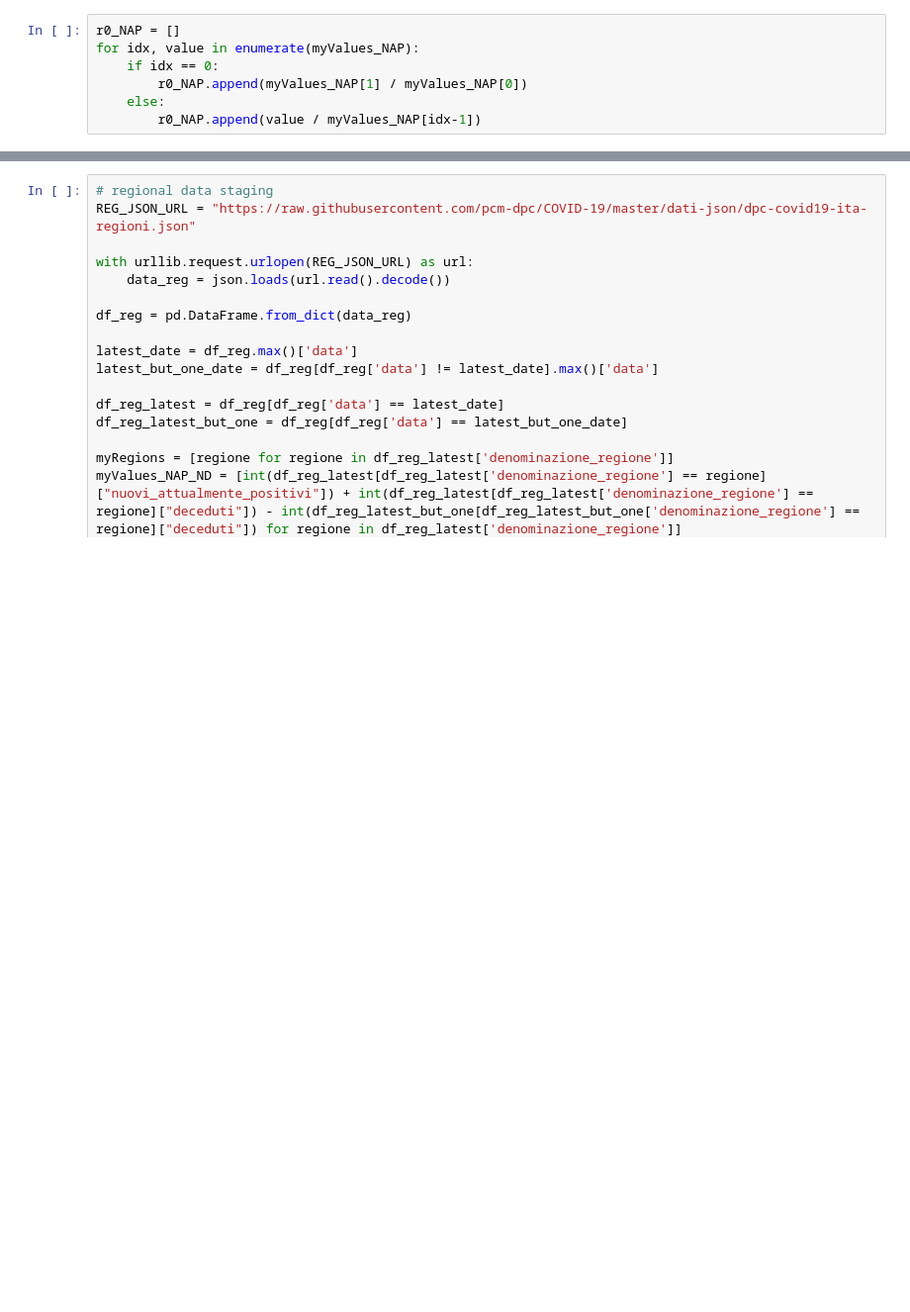
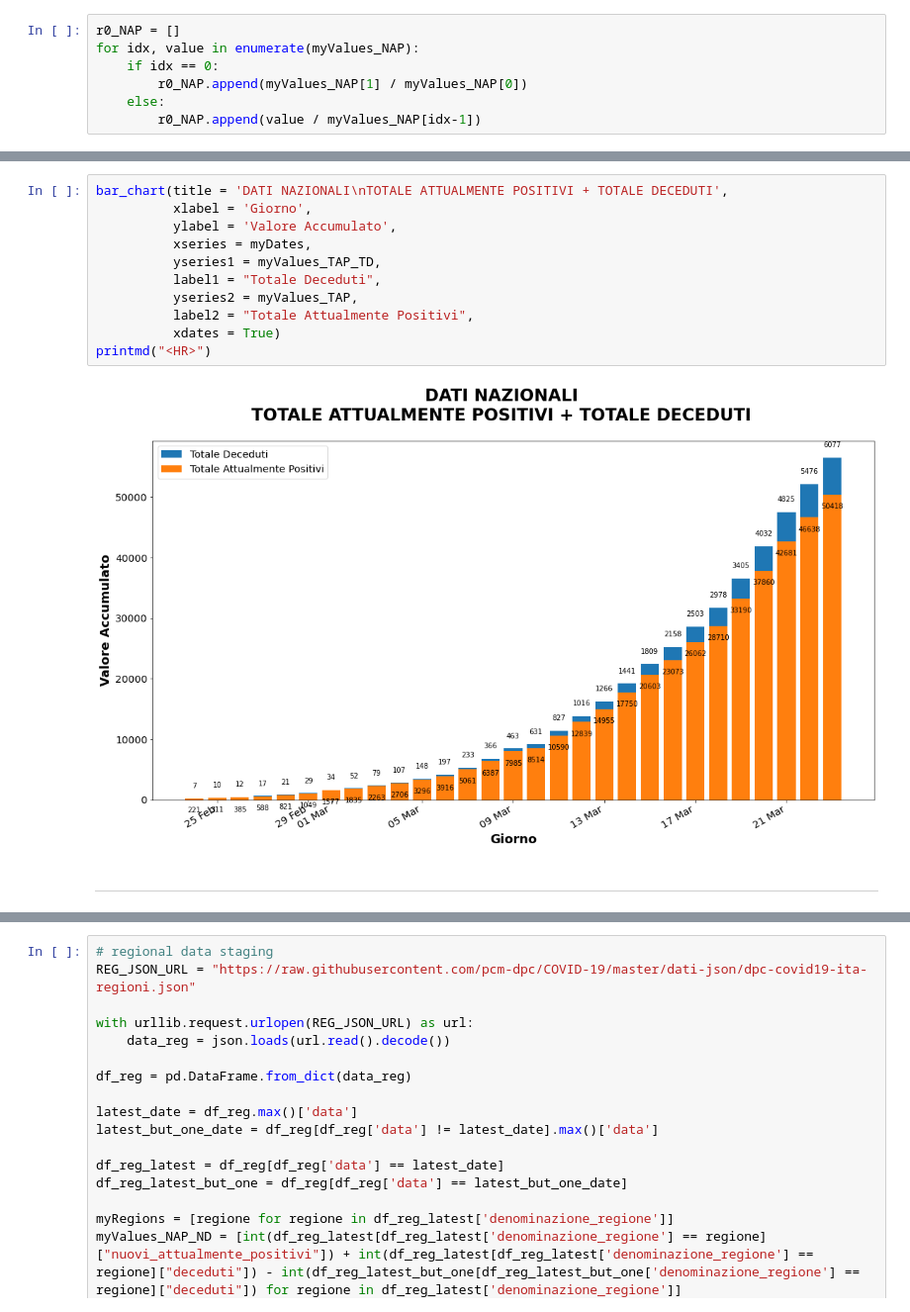
Before and after one commit to foppini975/covid19, a Jupyter notebook: Covid-19 Report.ipynb, the cells around one changed output, grey strips where cells are left out. Shown at 99% size. Drawn from its saved outputs; the diff is of its cells as text; blank space fills up the shorter version.

```diff
--- a/Covid-19 Report.ipynb
+++ b/Covid-19 Report.ipynb
@@ -241,0 +223,14 @@ printmd("<HR>")
+# %%
+bar_chart(title = 'DATI NAZIONALI\nTOTALE ATTUALMENTE POSITIVI + TOTALE DECEDUTI',
+          xlabel = 'Giorno',
+          ylabel = 'Valore Accumulato',
+          xseries = myDates,
+          yseries1 = myValues_TAP_TD,
+          label1 = "Totale Deceduti",
+          yseries2 = myValues_TAP,
+          label2 = "Totale Attualmente Positivi",
+          xdates = True)
+printmd("<HR>")
+# %% [output]
+[figure, added]
+<HR>
```
Also changed, not shown: parts of 17 cells of this notebook.
